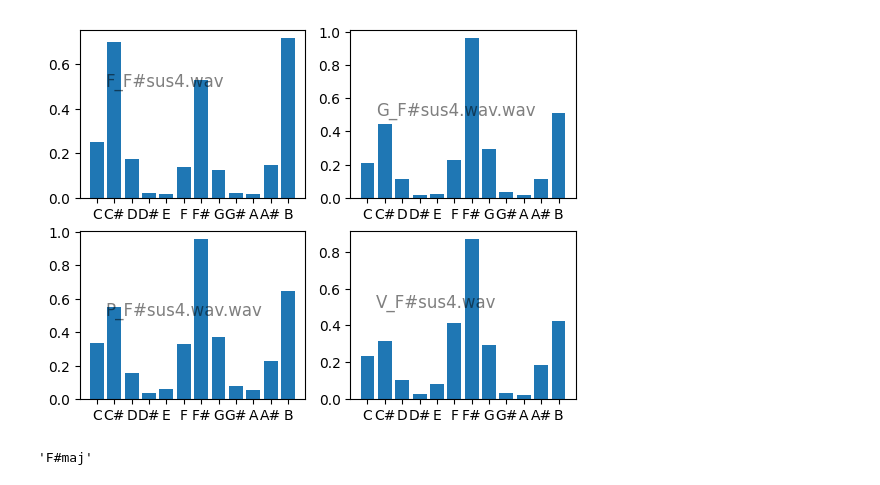
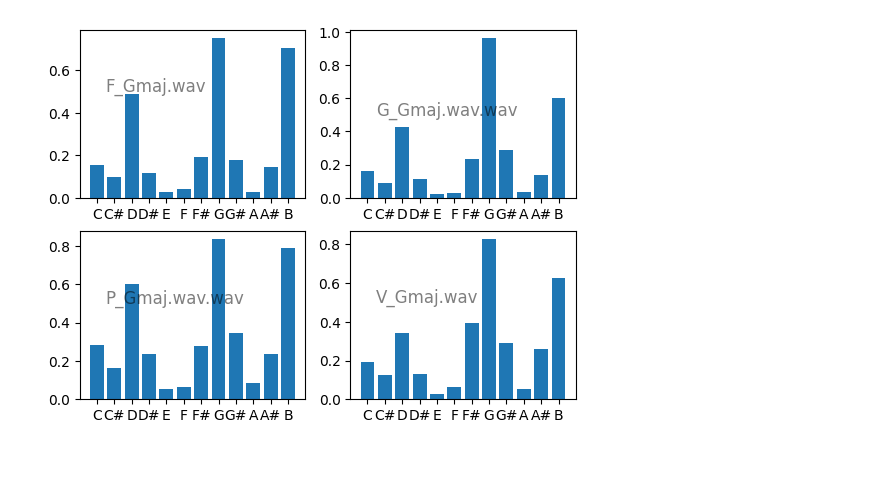
Before and after one commit to bonjooooour/PFE_Analayse_musicale, a Jupyter notebook: rn_on_one_chord.ipynb, the cells around one changed output. Drawn from its saved outputs; the diff is of its cells as text; code cells hidden in the pictures.

```diff
--- a/rn_on_one_chord.ipynb
+++ b/rn_on_one_chord.ipynb
@@ -29,7 +29,18 @@ def get_chroma_vector(wav_file_path, target_duration=3):
     # Calculez le chromagramme à partir du signal modifié
     chroma = np.array(librosa.feature.chroma_stft(y=y_stretched, sr=sr))
 
-    return chroma
+    df_chroma = pd.DataFrame(chroma)
+    moyenne_par_colonne = df_chroma.mean()
+
+    # Sélectionnez les colonnes dont la moyenne est inférieure ou égale à 0.6
+    colonnes_a_conserver = moyenne_par_colonne[moyenne_par_colonne <= 0.65].index
+
+    # Créez un nouveau DataFrame en ne conservant que les colonnes sélectionnées
+    df_filtered = df_chroma[colonnes_a_conserver]
+
+    new_chroma = df_filtered.to_numpy()
+
+    return new_chroma
 # %%
 import matplotlib.pyplot as plt
 
@@ -156,30 +90,30 @@ chroma_mean4 = chroma_filtre4.mean(axis=1)
 # %%
 names = ['C', 'C#', 'D','D#','E','F','F#','G','G#','A','A#','B'] # nom des barres
 
-values_f = chroma_mean1.tolist()
-values_g = chroma_mean2.tolist()
-values_p = chroma_mean3.tolist()
-values_v = chroma_mean4.tolist()
+values_f = get_feature('Chords_generation/chords_wav/F_Gmaj.wav').tolist()
+values_g = get_feature('Chords_generation/chords_wav/G_Gmaj.wav').tolist()
+values_p = get_feature('Chords_generation/chords_wav/P_Gmaj.wav').tolist()
+values_v = get_feature('Chords_generation/chords_wav/V_Gmaj.wav').tolist()
 
 plt.subplot(221)
 plt.bar(names, values_f)
-plt.text(0.5, 0.5, "F_F#sus4.wav", size=12, alpha=.5)
+plt.text(0.5, 0.5, "F_Gmaj.wav", size=12, alpha=.5)
 
 plt.subplot(222)
 plt.bar(names, values_g)
-plt.text(0.5,0.5, "G_F#sus4.wav.wav", size=12, alpha=.5)
+plt.text(0.5,0.5, "G_Gmaj.wav.wav", size=12, alpha=.5)
 
 plt.subplot(223)
 plt.bar(names, values_p)
-plt.text(0.5,0.5, "P_F#sus4.wav.wav", size=12, alpha=.5)
+plt.text(0.5,0.5, "P_Gmaj.wav.wav", size=12, alpha=.5)
 
 plt.subplot(224)
 plt.bar(names, values_v)
-plt.text(0.5,0.5, "V_F#sus4.wav", size=12, alpha=.5)
+plt.text(0.5,0.5, "V_Gmaj.wav", size=12, alpha=.5)
 
 plt.show()
 # %% [output]
-[figure, old version]
+[figure, new version]
 # %%
 def extract_features(directory):
     features = []
@@ -207,9 +141,4 @@ features = np.array(features)[permutations]
 labels_encoded = np.array(labels_encoded)[permutations]
 # %%
 X_train, X_test, y_train, y_test = train_test_split(features, labels_encoded, test_size=0.2, random_state=42)
-# %%
-predicted_accord_name = label_encoder.inverse_transform([y_train[0]])[0]
-predicted_accord_name
-# %% [output]
-'F#maj'
 # %%
```
Also changed, not shown: parts of 13 cells of this notebook.
